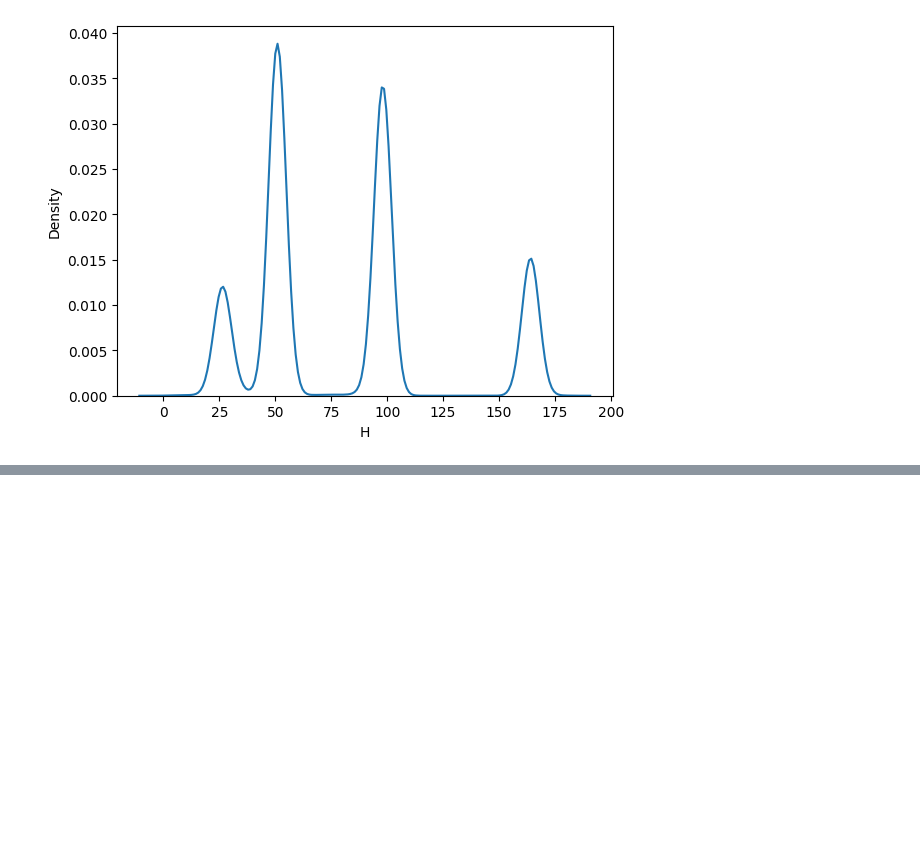
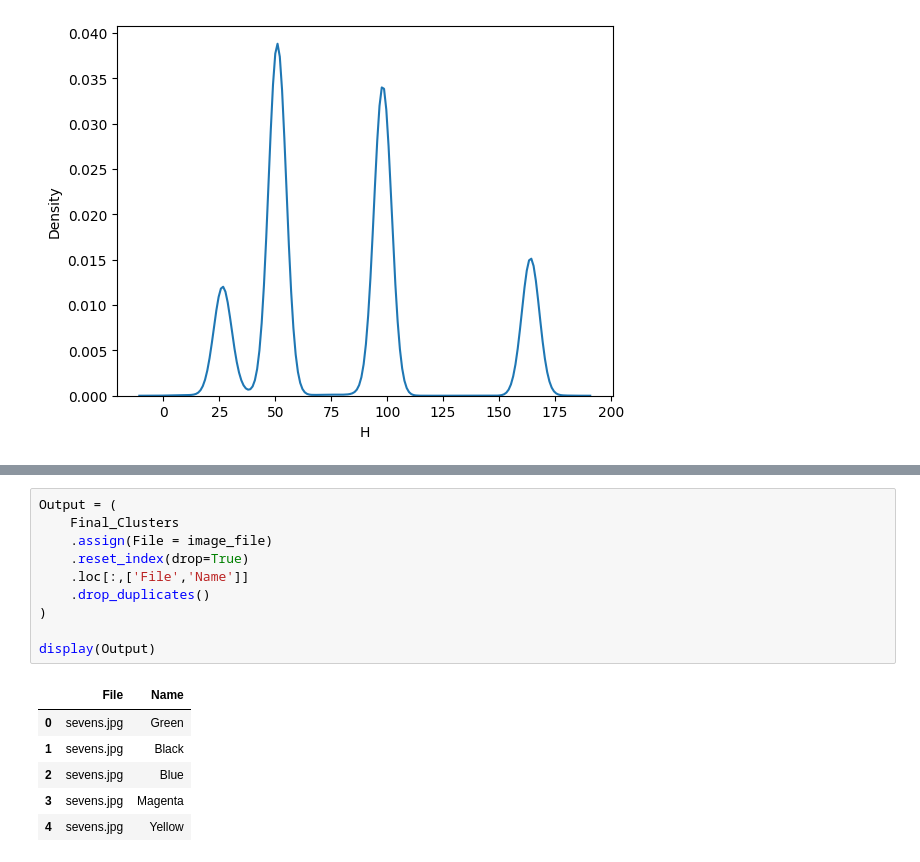
Before and after one commit to JaredSchwartz/Color-Analysis, a Jupyter notebook: Color analysis.ipynb, the cells around one changed output, grey strips where cells are left out. Cells and saved outputs as stored; diff of their text form; blank space fills up the shorter version.

```diff
--- a/Color analysis.ipynb
+++ b/Color analysis.ipynb
@@ -193,0 +182,17 @@ display(Final_Clusters)
+# %%
+Output = (
+    Final_Clusters
+    .assign(File = image_file)
+    .reset_index(drop=True)
+    .loc[:,['File','Name']]
+    .drop_duplicates()
+)
+
+display(Output)
+# %% [output]
+|  | File | Name |
+| 0 | sevens.jpg | Green |
+| 1 | sevens.jpg | Black |
+| 2 | sevens.jpg | Blue |
+| 3 | sevens.jpg | Magenta |
+| 4 | sevens.jpg | Yellow |
```
Also changed, not shown: parts of 16 cells of this notebook.
